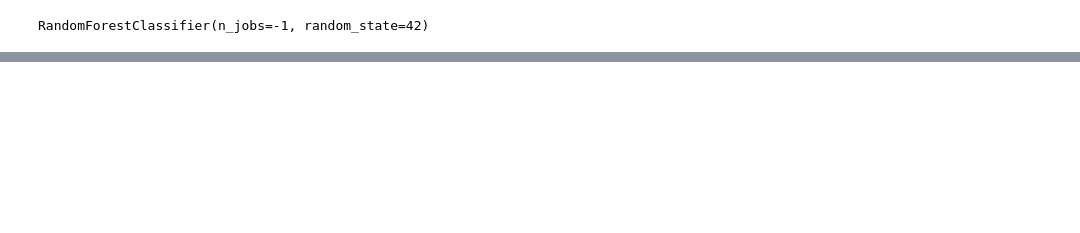
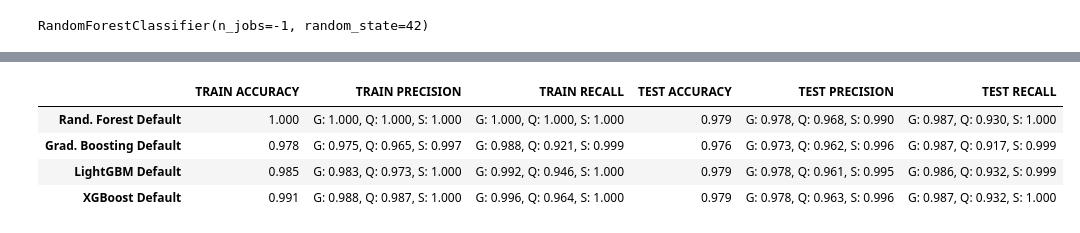
Before and after one commit to john-a-dixon/stellar-object-classification, a Jupyter notebook: stellar.ipynb, the cells around one changed output, grey strips where cells are left out. Saved outputs shown, nothing was run; the diff lists cells and outputs as text; code cells hidden in the pictures; blank space fills up the shorter version.

Commit message:
Finished with the defaults.

```diff
--- a/stellar.ipynb
+++ b/stellar.ipynb
@@ -429,0 +447,9 @@ weighted avg      0.978     0.979     0.978     25000
+# %%
+# Prepare data for XGBoost
+y_train_XG = y_train.map({"GALAXY": 0, "QSO": 1, "STAR": 2})
+y_test_XG = y_test.map({"GALAXY": 0, "QSO": 1, "STAR": 2})
+# %%
+# Create default XGBoost Classifier
+xgbc_default = XGBClassifier()
+# Fit on the training data
+xgbc_default.fit(X_train, y_train_XG)
@@ -429,0 +468,16 @@ weighted avg      0.978     0.979     0.978     25000
+# %%
+# Perform predictions on both of these sets
+y_train_preds = xgbc_default.predict(X_train)
+y_train_preds = pd.Series(y_train_preds).map({0: "GALAXY", 1: "QSO", 2: "STAR"})
+y_test_preds = xgbc_default.predict(X_test)
+y_test_preds = pd.Series(y_test_preds).map({0: "GALAXY", 1: "QSO", 2: "STAR"})
+# %%
+metrics_df = pd.concat([metrics_df, metrics(y_train, y_train_preds, y_test, y_test_preds, "XGBoost Default")])
+# %%
+metrics_df
+# %% [output]
+|  | TRAIN ACCURACY | TRAIN PRECISION | TRAIN RECALL | TEST ACCURACY | TEST PRECISION | TEST RECALL |
+| Rand. Forest Default | 1.000 | G: 1.000, Q: 1.000, S: 1.000 | G: 1.000, Q: 1.000, S: 1.000 | 0.979 | G: 0.978, Q: 0.968, S: 0.990 | G: 0.987, Q: 0.930, S: 1.000 |
+| Grad. Boosting Default | 0.978 | G: 0.975, Q: 0.965, S: 0.997 | G: 0.988, Q: 0.921, S: 0.999 | 0.976 | G: 0.973, Q: 0.962, S: 0.996 | G: 0.987, Q: 0.917, S: 0.999 |
+| LightGBM Default | 0.985 | G: 0.983, Q: 0.973, S: 1.000 | G: 0.992, Q: 0.946, S: 1.000 | 0.979 | G: 0.978, Q: 0.961, S: 0.995 | G: 0.986, Q: 0.932, S: 0.999 |
+| XGBoost Default | 0.991 | G: 0.988, Q: 0.987, S: 1.000 | G: 0.996, Q: 0.964, S: 1.000 | 0.979 | G: 0.978, Q: 0.963, S: 0.996 | G: 0.987, Q: 0.932, S: 1.000 |
```
Also changed, not shown: parts of 17 cells of this notebook.
